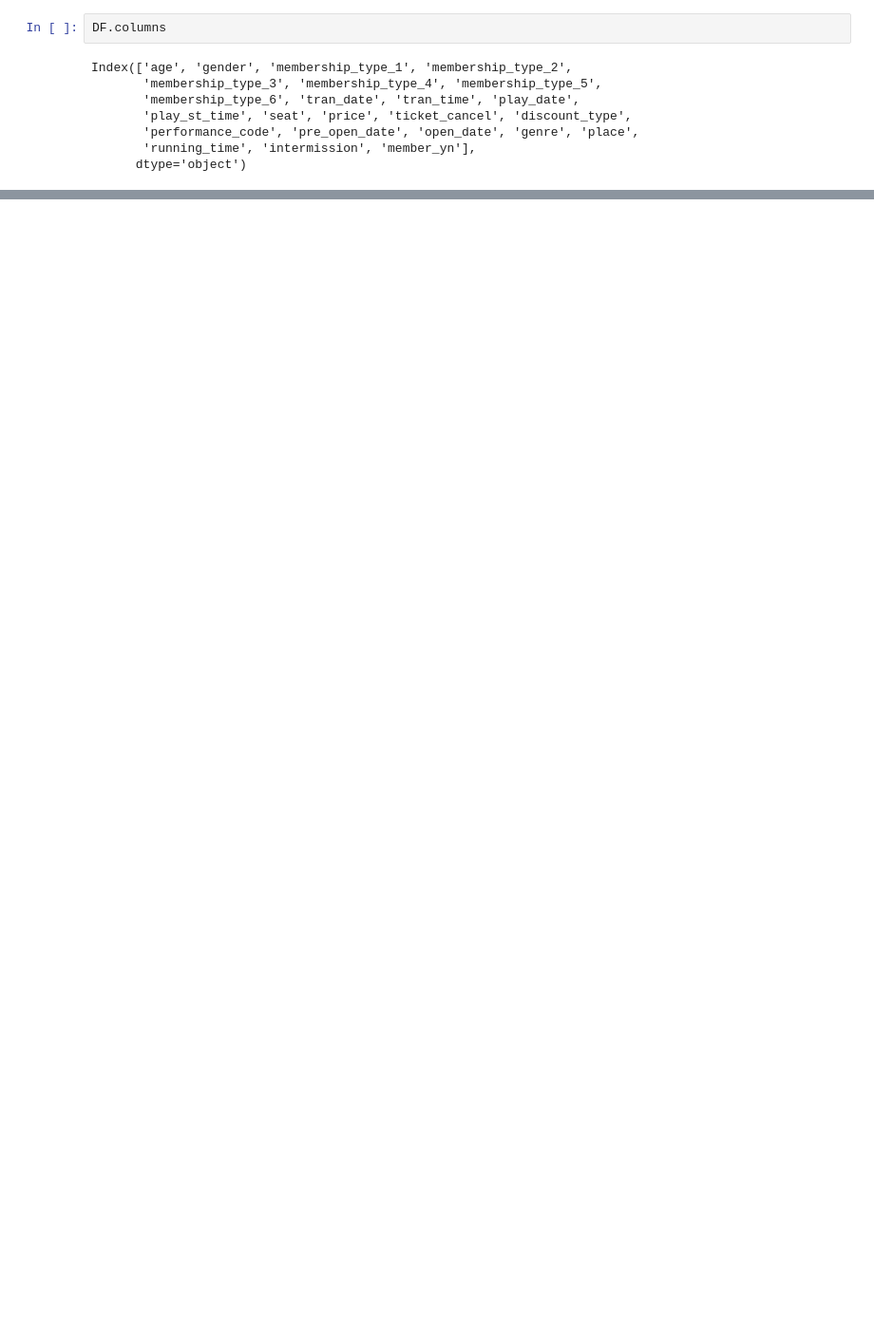
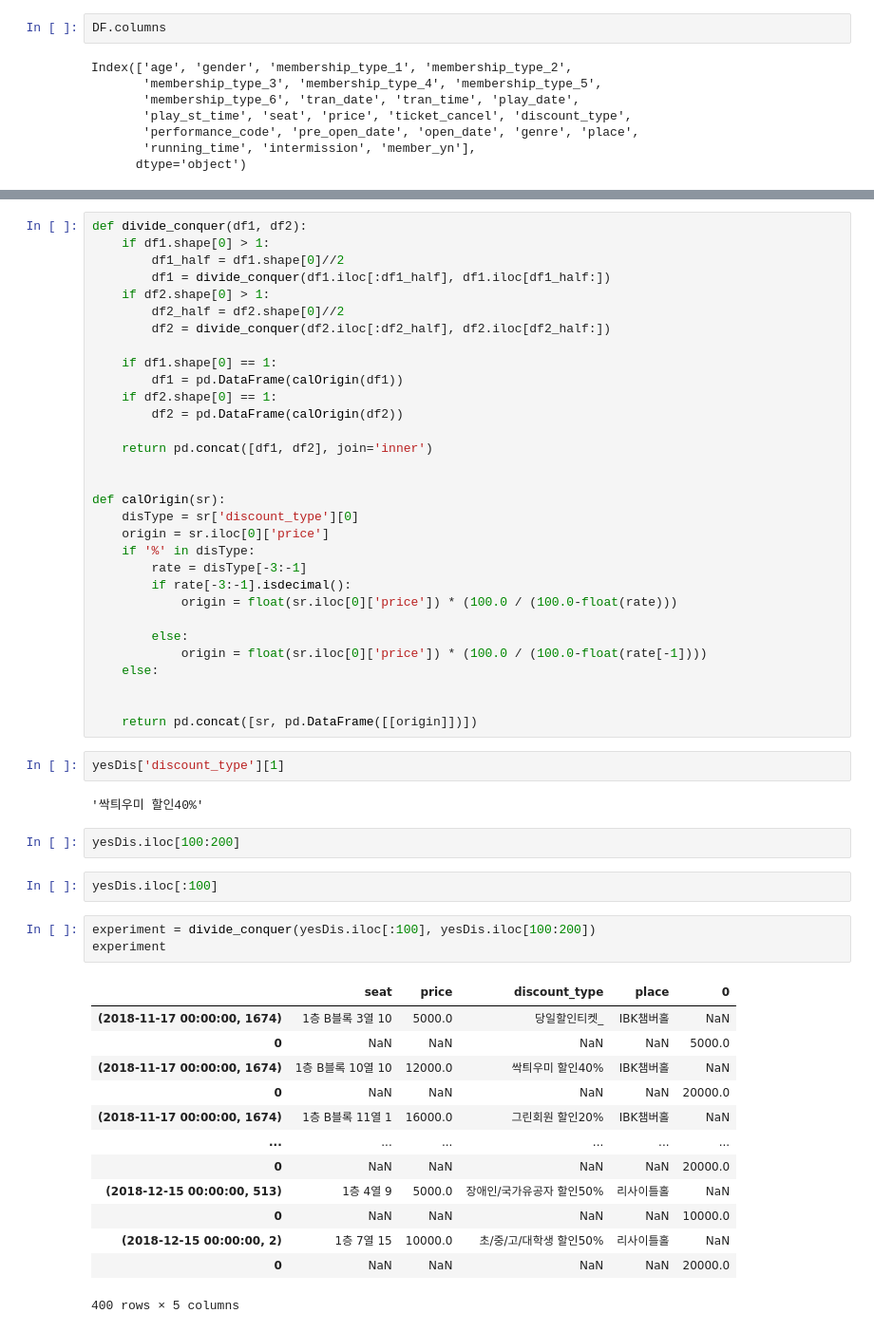
Before and after one commit to one5469/PandasProject, a Jupyter notebook: tes/Untitled.ipynb, the cells around one changed output, grey strips where cells are left out. Shown at 95% size. Drawn from its saved outputs; the diff is of its cells as text; blank space fills up the shorter version.

```diff
--- a/tes/Untitled.ipynb
+++ b/tes/Untitled.ipynb
@@ -71,0 +180,56 @@ priceDF
+# %%
+def divide_conquer(df1, df2):
+    if df1.shape[0] > 1:
+        df1_half = df1.shape[0]//2
+        df1 = divide_conquer(df1.iloc[:df1_half], df1.iloc[df1_half:])
+    if df2.shape[0] > 1:
+        df2_half = df2.shape[0]//2
+        df2 = divide_conquer(df2.iloc[:df2_half], df2.iloc[df2_half:])
+
+    if df1.shape[0] == 1:
+        df1 = pd.DataFrame(calOrigin(df1))
+    if df2.shape[0] == 1:
+        df2 = pd.DataFrame(calOrigin(df2))
+
+    return pd.concat([df1, df2], join='inner')
+
+
+def calOrigin(sr):
+    disType = sr['discount_type'][0]
+    origin = sr.iloc[0]['price']
+    if '%' in disType:
+        rate = disType[-3:-1]
+        if rate[-3:-1].isdecimal():
+            origin = float(sr.iloc[0]['price']) * (100.0 / (100.0-float(rate)))
+
+        else:
+            origin = float(sr.iloc[0]['price']) * (100.0 / (100.0-float(rate[-1])))
+    else:
+
+
+    return pd.concat([sr, pd.DataFrame([[origin]])])
+# %%
+yesDis['discount_type'][1]
+# %% [output]
+'싹틔우미 할인40%'
+# %%
+yesDis.iloc[100:200]
+# %%
+yesDis.iloc[:100]
+# %%
+experiment = divide_conquer(yesDis.iloc[:100], yesDis.iloc[100:200])
+experiment
+# %% [output]
+|  | seat | price | discount_type | place | 0 |
+| (2018-11-17 00:00:00, 1674) | 1층 B블록 3열 10 | 5000.0 | 당일할인티켓_ | IBK챔버홀 | NaN |
+| 0 | NaN | NaN | NaN | NaN | 5000.0 |
+| (2018-11-17 00:00:00, 1674) | 1층 B블록 10열 10 | 12000.0 | 싹틔우미 할인40% | IBK챔버홀 | NaN |
+| 0 | NaN | NaN | NaN | NaN | 20000.0 |
+| (2018-11-17 00:00:00, 1674) | 1층 B블록 11열 1 | 16000.0 | 그린회원 할인20% | IBK챔버홀 | NaN |
+| ... | ... | ... | ... | ... | ... |
+| 0 | NaN | NaN | NaN | NaN | 20000.0 |
+| (2018-12-15 00:00:00, 513) | 1층 4열 9 | 5000.0 | 장애인/국가유공자 할인50% | 리사이틀홀 | NaN |
+| 0 | NaN | NaN | NaN | NaN | 10000.0 |
+| (2018-12-15 00:00:00, 2) | 1층 7열 15 | 10000.0 | 초/중/고/대학생 할인50% | 리사이틀홀 | NaN |
+| 0 | NaN | NaN | NaN | NaN | 20000.0 |
+400 rows × 5 columns
```
Also changed, not shown: parts of 19 cells of this notebook.
